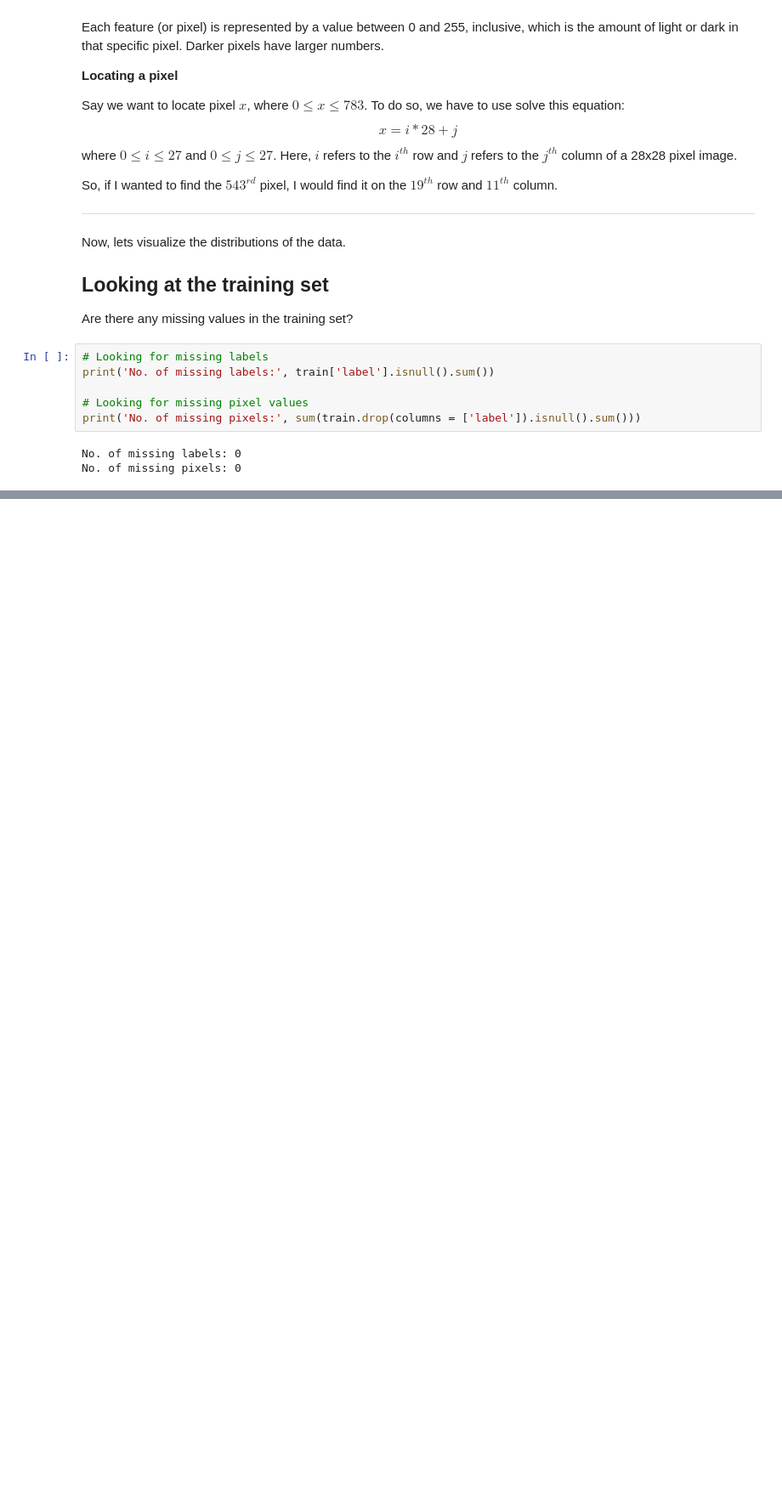
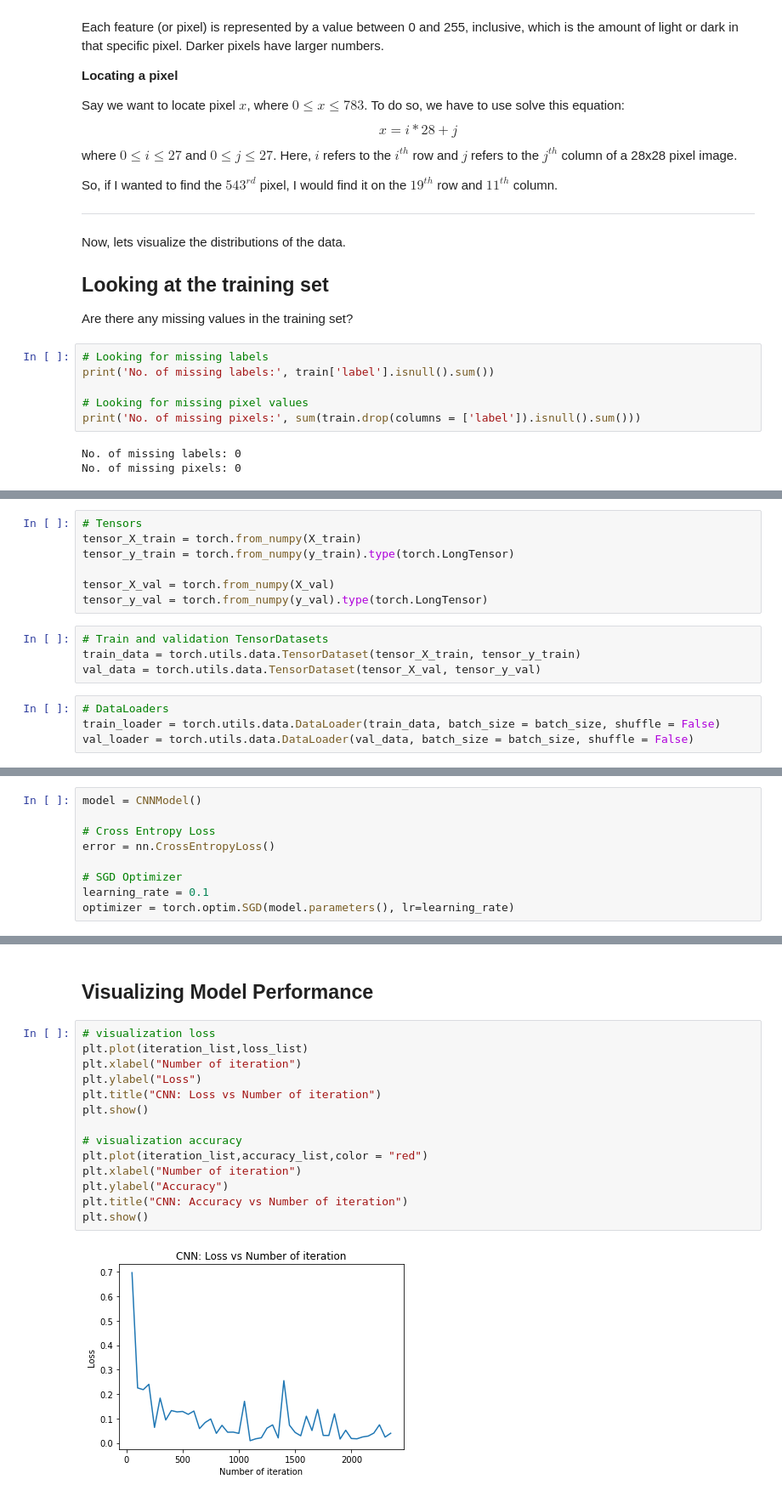
Before and after one commit to philliplagoc/Kaggle-Digit-Recognizer-Contest, a Jupyter notebook: DigitRecognizer.ipynb, the cells around one changed output, grey strips where cells are left out. Shown at 85% size. Cells and saved outputs as stored; diff of their text form; blank space fills up the shorter version.

```diff
--- a/DigitRecognizer.ipynb
+++ b/DigitRecognizer.ipynb
@@ -86,0 +188,15 @@ For example, say there is a dataset of 100 observations, where 90 are labeled as
+# %%
+# Tensors
+tensor_X_train = torch.from_numpy(X_train)
+tensor_y_train = torch.from_numpy(y_train).type(torch.LongTensor)
+
+tensor_X_val = torch.from_numpy(X_val)
+tensor_y_val = torch.from_numpy(y_val).type(torch.LongTensor)
+# %%
+# Train and validation TensorDatasets
+train_data = torch.utils.data.TensorDataset(tensor_X_train, tensor_y_train)
+val_data = torch.utils.data.TensorDataset(tensor_X_val, tensor_y_val)
+# %%
+# DataLoaders
+train_loader = torch.utils.data.DataLoader(train_data, batch_size = batch_size, shuffle = False)
+val_loader = torch.utils.data.DataLoader(val_data, batch_size = batch_size, shuffle = False)
@@ -86,0 +246,9 @@ For example, say there is a dataset of 100 observations, where 90 are labeled as
+# %%
+model = CNNModel()
+
+# Cross Entropy Loss
+error = nn.CrossEntropyLoss()
+
+# SGD Optimizer
+learning_rate = 0.1
+optimizer = torch.optim.SGD(model.parameters(), lr=learning_rate)
@@ -86,0 +318,18 @@ For example, say there is a dataset of 100 observations, where 90 are labeled as
+# %% [markdown]
+## Visualizing Model Performance
+# %%
+# visualization loss
+plt.plot(iteration_list,loss_list)
+plt.xlabel("Number of iteration")
+plt.ylabel("Loss")
+plt.title("CNN: Loss vs Number of iteration")
+plt.show()
+
+# visualization accuracy
+plt.plot(iteration_list,accuracy_list,color = "red")
+plt.xlabel("Number of iteration")
+plt.ylabel("Accuracy")
+plt.title("CNN: Accuracy vs Number of iteration")
+plt.show()
+# %% [output]
+[figure, added]
```
Also changed, not shown: parts of 37 cells of this notebook, 3 other files.
